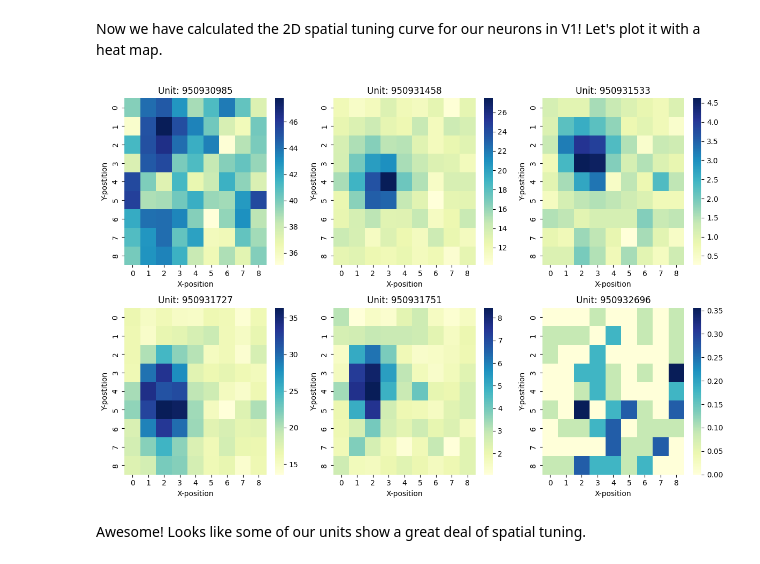
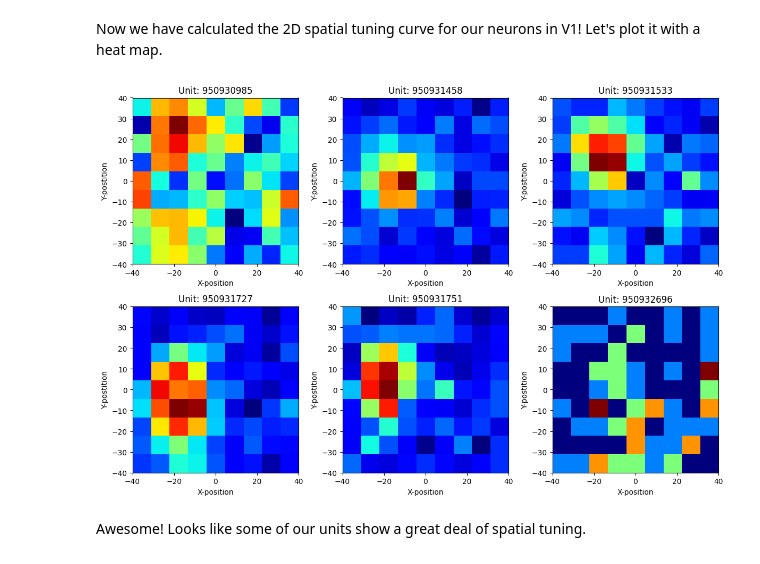
Before and after one commit to pynapple-org/pynapple, a Jupyter notebook: docs/notebooks/allen_tutorial.ipynb, the cells around one changed output. Drawn from its saved outputs; the diff is of its cells as text; code cells hidden in the pictures.

Commit message:
fixing axis limits in heatmaps

```diff
--- a/docs/notebooks/allen_tutorial.ipynb
+++ b/docs/notebooks/allen_tutorial.ipynb
@@ -605,32 +605,33 @@ Now we have calculated the 2D spatial tuning curve for our neurons in V1! Let's
 # %%
 import seaborn as sns
 #set the x and y axis limits
 extent = [-40, 40, -40, 40]
 
 # Create a 2x3 grid of subplots
 fig, axs = plt.subplots(2, 3, figsize=(12, 8))
 
 # Iterate over each unit and plot the heatmap in a subplot
 for i, unit in enumerate(v1_unit_IDs):
     values = spatial_tuning_curve[unit]
 
     # Select the current subplot
     ax = axs[i // 3, i % 3]
 
     # Create the heatmap using seaborn with adjusted aspect ratio
-    sns.heatmap(values, cmap='YlGnBu', vmin=np.min(values), vmax=np.max(values), cbar=True, ax=ax)
+    ax.imshow(spatial_tuning_curve[unit], cmap='jet', extent=extent, vmin=np.min(values), vmax=np.max(values))
+    #sns.heatmap(values, cmap='YlGnBu', vmin=np.min(values), vmax=np.max(values), cbar=True, ax=ax, extent=extent)
 
     # Set the title and axis labels
     ax.set_title(f'Unit: {unit}')
     ax.set_xlabel('X-position')
     ax.set_ylabel('Y-postition')
 
 # Adjust the spacing between subplots
 plt.tight_layout()
 
 # Display the plot
 plt.show()
 # %% [output]
-[figure, old version]
+[figure, new version]
 # %% [markdown]
 Awesome! Looks like some of our units show a great deal of spatial tuning.
```
